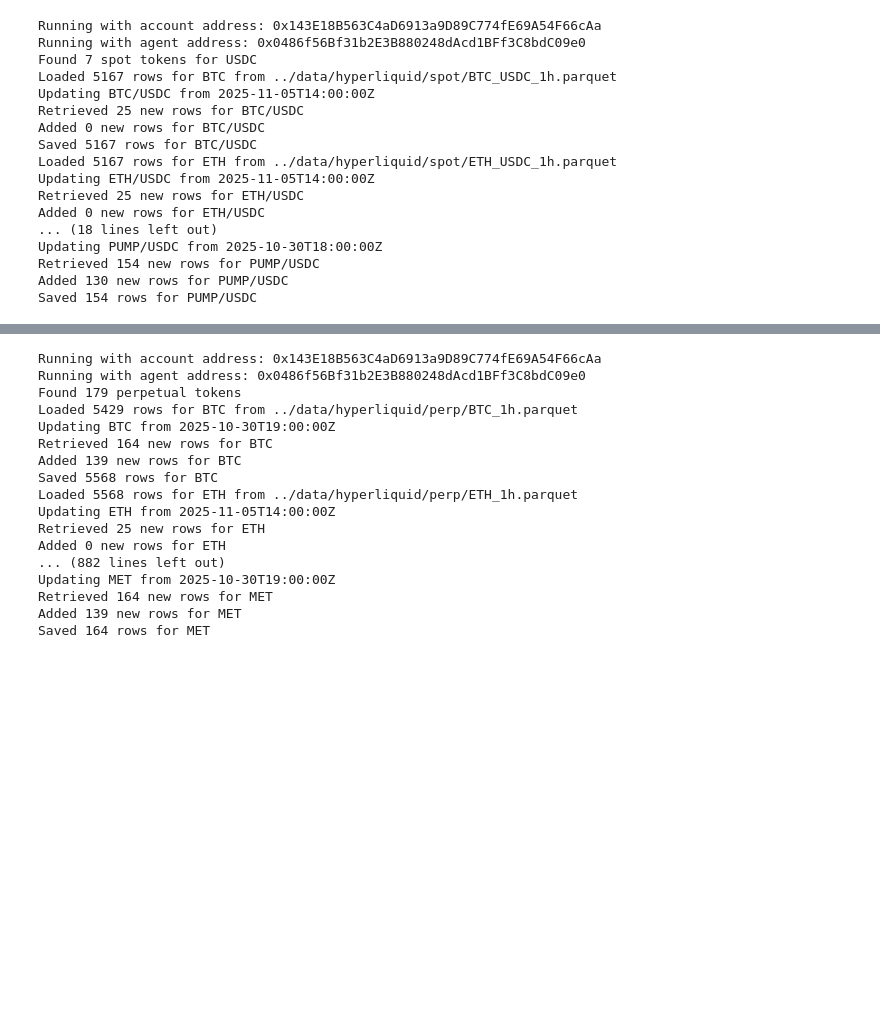
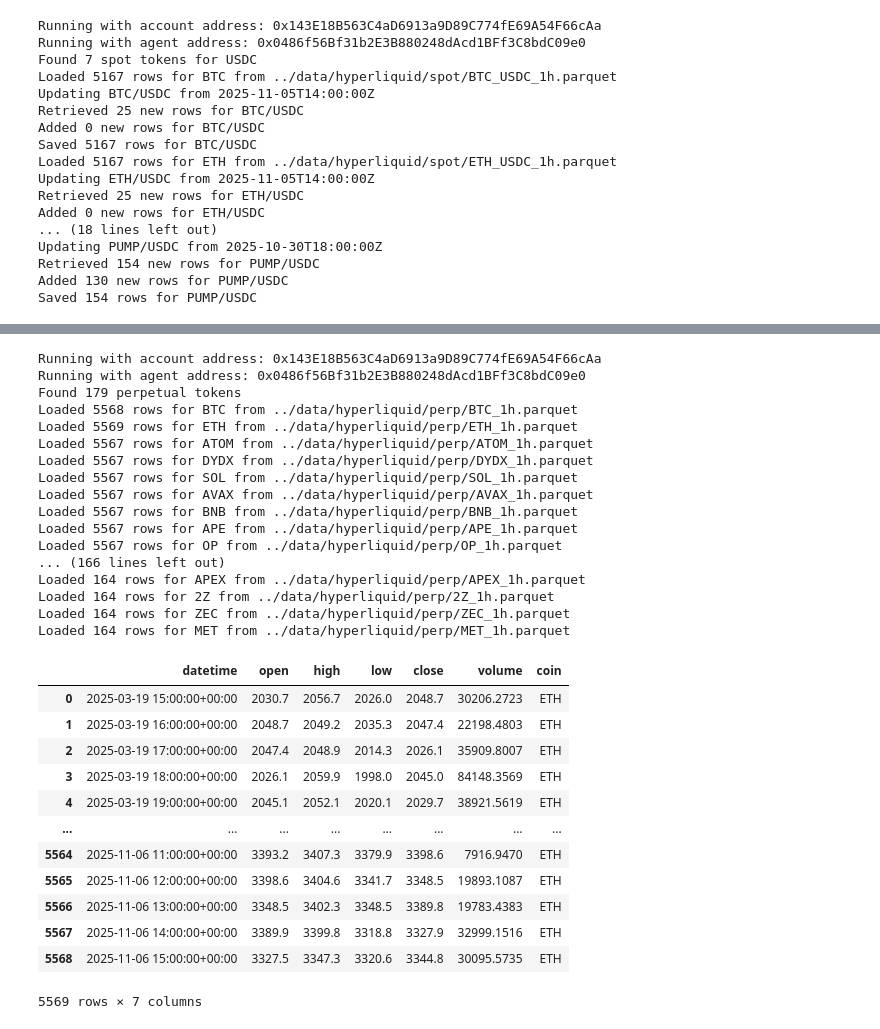
Before and after one commit to silvaac/token_data, a Jupyter notebook: nbs/hyperliquid.ipynb, the cells around one changed output, grey strips where cells are left out. Saved outputs shown, nothing was run; the diff lists cells and outputs as text; code cells hidden in the pictures; blank space fills up the shorter version.

Commit message:
fix load all from file

```diff
--- a/nbs/hyperliquid.ipynb
+++ b/nbs/hyperliquid.ipynb
@@ -1225,14 +1224,33 @@ class HyperliquidPerpManager(HyperliquidDataManager):
         # Load and optionally update data for all tickers
         self._process_all_tickers()
 
+    def _get_all_tokens_from_folder(self):
+        """Get all tokens from the perp folder."""
+        # Load all files in the perp folder
+        file_list = os.listdir(self.data_dir+'/perp')
+        #perp_files = [ff for ff in file_list if f"_{self.interval}" in ff)]
+
+        # Extract token names from file names
+        tickers = [f.split("_")[0] for f in file_list if self.interval in f]
+
+        # Return unique tokens
+        return list(set(tickers))
+
     def _get_all_tickers(self):
         """Get all available perpetual tokens from Hyperliquid."""
         try:
-            tickers = hyperliquid_tokens(info=self.info)
-            tickers = tickers['name'].tolist()
-            if self.verbose:
-                print(f"Found {len(tickers)} perpetual tokens")
-            return tickers
+            if self.info is not None:
+                tickers = hyperliquid_tokens(info=self.info)
+                tickers = tickers['name'].tolist()
+                if self.verbose:
+                    print(f"Found {len(tickers)} perpetual tokens")
+                return tickers
+            else:
+                # read the list of tokens from folder
+                tickers = self._get_all_tokens_from_folder()
+                if self.verbose:
+                    print(f"Found {len(tickers)} perpetual tokens from folder")
+                return tickers
         except Exception as e:
             print(f"Error getting perpetual tokens: {e}")
             return []
@@ -1364,7 +1382,7 @@ class HyperliquidPerpManager(HyperliquidDataManager):
                 print(f"Error processing {ticker}: {e}")
                 continue
 
-    def get_data(self, ticker):
+    def get_data(self, ticker=None):
         """
         Get data for a specific ticker.
 
@@ -1374,6 +1392,9 @@ class HyperliquidPerpManager(HyperliquidDataManager):
         Returns:
             pandas.DataFrame: Data for the ticker or None if not available
         """
+        if ticker is None:
+            #a = [self.data.get(i) for i in self.tickers]
+            return pd.concat(self.data.values())
         return self.data.get(ticker)
 
     def refresh_ticker(self, ticker, save=None):
@@ -2215,21 +2313,35 @@ Saved 154 rows for PUMP/USDC
 # %%
 #|eval:false
-manager = HyperliquidPerpManager(update=True, save=True)
+manager = HyperliquidPerpManager(update=False, save=False)
+manager.get_data(ticker='ETH')
 # %% [output]
 Running with account address: 0x143E18B563C4aD6913a9D89C774fE69A54F66cAa
 Running with agent address: 0x0486f56Bf31b2E3B880248dAcd1BFf3C8bdC09e0
 Found 179 perpetual tokens
-Loaded 5429 rows for BTC from ../data/hyperliquid/perp/BTC_1h.parquet
-Updating BTC from 2025-10-30T19:00:00Z
-Retrieved 164 new rows for BTC
-Added 139 new rows for BTC
-Saved 5568 rows for BTC
-Loaded 5568 rows for ETH from ../data/hyperliquid/perp/ETH_1h.parquet
-Updating ETH from 2025-11-05T14:00:00Z
-Retrieved 25 new rows for ETH
-Added 0 new rows for ETH
-... (882 lines left out)
-Updating MET from 2025-10-30T19:00:00Z
-Retrieved 164 new rows for MET
-Added 139 new rows for MET
-Saved 164 rows for MET
+Loaded 5568 rows for BTC from ../data/hyperliquid/perp/BTC_1h.parquet
+Loaded 5569 rows for ETH from ../data/hyperliquid/perp/ETH_1h.parquet
+Loaded 5567 rows for ATOM from ../data/hyperliquid/perp/ATOM_1h.parquet
+Loaded 5567 rows for DYDX from ../data/hyperliquid/perp/DYDX_1h.parquet
+Loaded 5567 rows for SOL from ../data/hyperliquid/perp/SOL_1h.parquet
+Loaded 5567 rows for AVAX from ../data/hyperliquid/perp/AVAX_1h.parquet
+Loaded 5567 rows for BNB from ../data/hyperliquid/perp/BNB_1h.parquet
+Loaded 5567 rows for APE from ../data/hyperliquid/perp/APE_1h.parquet
+Loaded 5567 rows for OP from ../data/hyperliquid/perp/OP_1h.parquet
+... (166 lines left out)
+Loaded 164 rows for APEX from ../data/hyperliquid/perp/APEX_1h.parquet
+Loaded 164 rows for 2Z from ../data/hyperliquid/perp/2Z_1h.parquet
+Loaded 164 rows for ZEC from ../data/hyperliquid/perp/ZEC_1h.parquet
+Loaded 164 rows for MET from ../data/hyperliquid/perp/MET_1h.parquet
+|  | datetime | open | high | low | close | volume | coin |
+| 0 | 2025-03-19 15:00:00+00:00 | 2030.7 | 2056.7 | 2026.0 | 2048.7 | 30206.2723 | ETH |
+| 1 | 2025-03-19 16:00:00+00:00 | 2048.7 | 2049.2 | 2035.3 | 2047.4 | 22198.4803 | ETH |
+| 2 | 2025-03-19 17:00:00+00:00 | 2047.4 | 2048.9 | 2014.3 | 2026.1 | 35909.8007 | ETH |
+| 3 | 2025-03-19 18:00:00+00:00 | 2026.1 | 2059.9 | 1998.0 | 2045.0 | 84148.3569 | ETH |
+| 4 | 2025-03-19 19:00:00+00:00 | 2045.1 | 2052.1 | 2020.1 | 2029.7 | 38921.5619 | ETH |
+| ... | ... | ... | ... | ... | ... | ... | ... |
+| 5564 | 2025-11-06 11:00:00+00:00 | 3393.2 | 3407.3 | 3379.9 | 3398.6 | 7916.9470 | ETH |
+| 5565 | 2025-11-06 12:00:00+00:00 | 3398.6 | 3404.6 | 3341.7 | 3348.5 | 19893.1087 | ETH |
+| 5566 | 2025-11-06 13:00:00+00:00 | 3348.5 | 3402.3 | 3348.5 | 3389.8 | 19783.4383 | ETH |
+| 5567 | 2025-11-06 14:00:00+00:00 | 3389.9 | 3399.8 | 3318.8 | 3327.9 | 32999.1516 | ETH |
+| 5568 | 2025-11-06 15:00:00+00:00 | 3327.5 | 3347.3 | 3320.6 | 3344.8 | 30095.5735 | ETH |
+5569 rows × 7 columns
```
Also changed, not shown: parts of 9 cells of this notebook, 2 other files.
